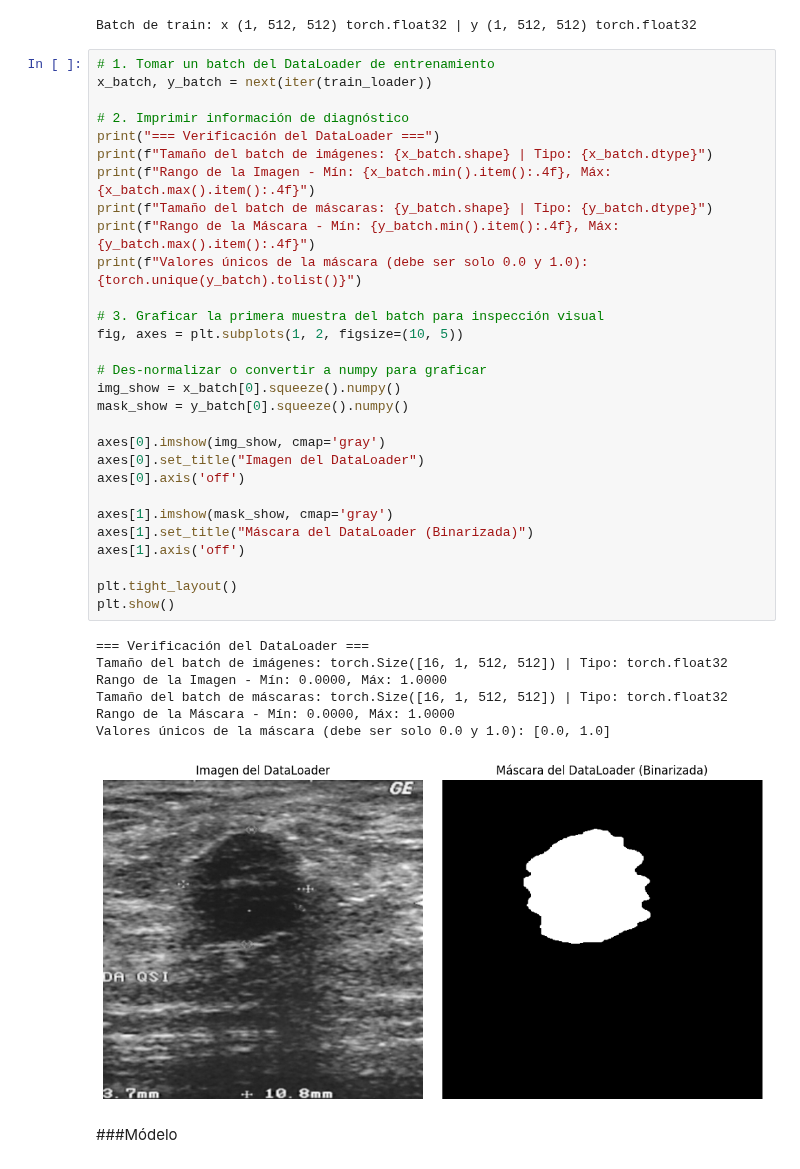
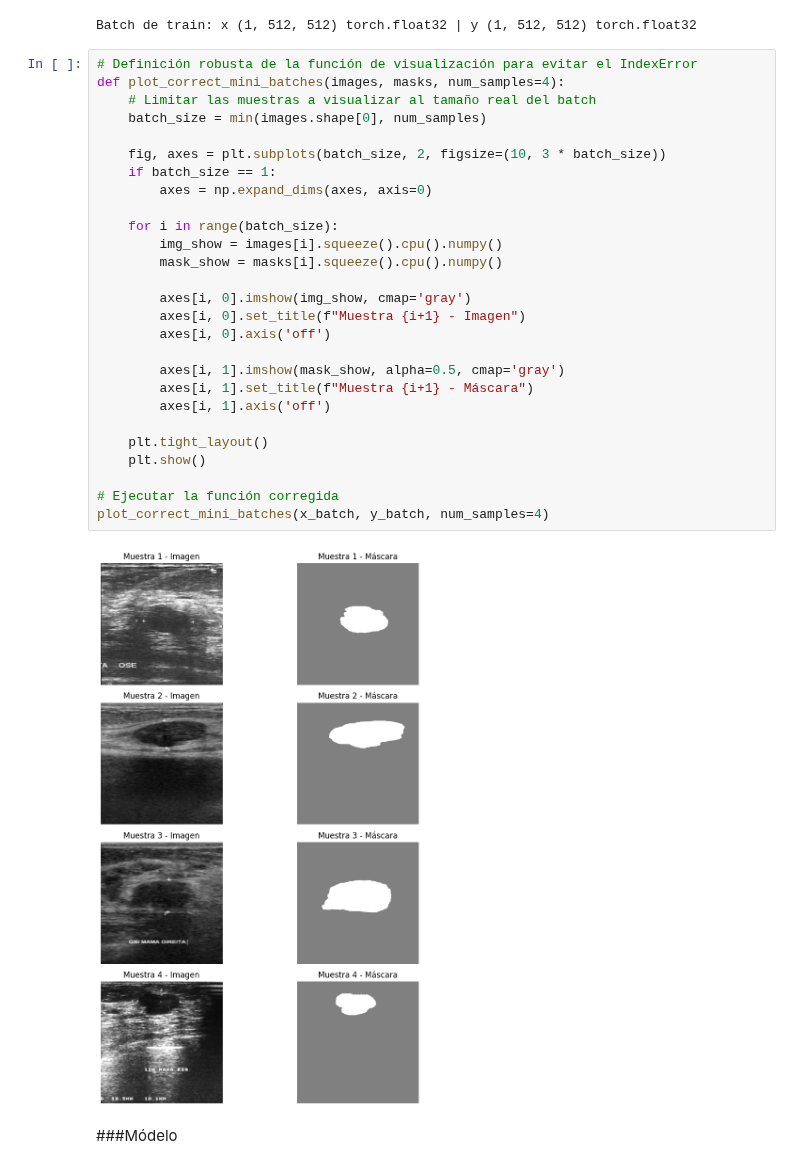
Before and after one commit to ramiro-ing/DL-breast-cancer, a Jupyter notebook: Obligatorio_implementación.ipynb, the cells around one changed output. Saved outputs shown, nothing was run; the diff lists cells and outputs as text.

```diff
--- a/Obligatorio_implementación.ipynb
+++ b/Obligatorio_implementación.ipynb
@@ -554,43 +554,35 @@ x_batch, y_batch = next(iter(train_dataset))
 print(f"Batch de train: x {tuple(x_batch.shape)} {x_batch.dtype} | y {tuple(y_batch.shape)} {y_batch.dtype}")
 # %% [output]
 Batch de train: x (1, 512, 512) torch.float32 | y (1, 512, 512) torch.float32
-# %%
-# 1. Tomar un batch del DataLoader de entrenamiento
-x_batch, y_batch = next(iter(train_loader))
-
-# 2. Imprimir información de diagnóstico
-print("=== Verificación del DataLoader ===")
-print(f"Tamaño del batch de imágenes: {x_batch.shape} | Tipo: {x_batch.dtype}")
-print(f"Rango de la Imagen - Mín: {x_batch.min().item():.4f}, Máx: {x_batch.max().item():.4f}")
-print(f"Tamaño del batch de máscaras: {y_batch.shape} | Tipo: {y_batch.dtype}")
-print(f"Rango de la Máscara - Mín: {y_batch.min().item():.4f}, Máx: {y_batch.max().item():.4f}")
-print(f"Valores únicos de la máscara (debe ser solo 0.0 y 1.0): {torch.unique(y_batch).tolist()}")
-
-# 3. Graficar la primera muestra del batch para inspección visual
-fig, axes = plt.subplots(1, 2, figsize=(10, 5))
-
-# Des-normalizar o convertir a numpy para graficar
-img_show = x_batch[0].squeeze().numpy()
-mask_show = y_batch[0].squeeze().numpy()
-
-axes[0].imshow(img_show, cmap='gray')
-axes[0].set_title("Imagen del DataLoader")
-axes[0].axis('off')
-
-axes[1].imshow(mask_show, cmap='gray')
-axes[1].set_title("Máscara del DataLoader (Binarizada)")
-axes[1].axis('off')
-
-plt.tight_layout()
-plt.show()
-# %% [output]
-=== Verificación del DataLoader ===
-Tamaño del batch de imágenes: torch.Size([16, 1, 512, 512]) | Tipo: torch.float32
-Rango de la Imagen - Mín: 0.0000, Máx: 1.0000
-Tamaño del batch de máscaras: torch.Size([16, 1, 512, 512]) | Tipo: torch.float32
-Rango de la Máscara - Mín: 0.0000, Máx: 1.0000
-Valores únicos de la máscara (debe ser solo 0.0 y 1.0): [0.0, 1.0]
-[figure, removed]
+# %%
+# Definición robusta de la función de visualización para evitar el IndexError
+def plot_correct_mini_batches(images, masks, num_samples=4):
+    # Limitar las muestras a visualizar al tamaño real del batch
+    batch_size = min(images.shape[0], num_samples)
+
+    fig, axes = plt.subplots(batch_size, 2, figsize=(10, 3 * batch_size))
+    if batch_size == 1:
+        axes = np.expand_dims(axes, axis=0)
+
+    for i in range(batch_size):
+        img_show = images[i].squeeze().cpu().numpy()
+        mask_show = masks[i].squeeze().cpu().numpy()
+
+        axes[i, 0].imshow(img_show, cmap='gray')
+        axes[i, 0].set_title(f"Muestra {i+1} - Imagen")
+        axes[i, 0].axis('off')
+
+        axes[i, 1].imshow(mask_show, alpha=0.5, cmap='gray')
+        axes[i, 1].set_title(f"Muestra {i+1} - Máscara")
+        axes[i, 1].axis('off')
+
+    plt.tight_layout()
+    plt.show()
+
+# Ejecutar la función corregida
+plot_correct_mini_batches(x_batch, y_batch, num_samples=4)
+# %% [output]
+[figure, added]
 # %% [markdown]
 ###Módelo
 # %%
```
Also changed, not shown: parts of 6 cells of this notebook.
